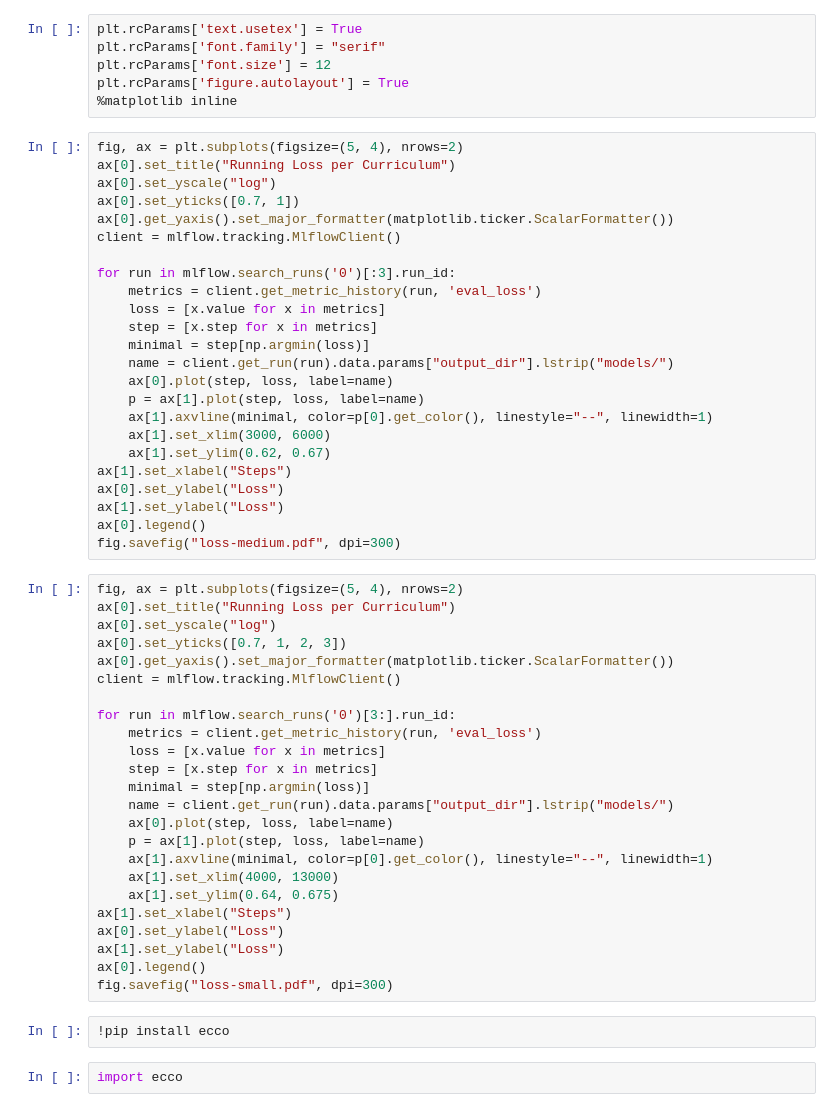
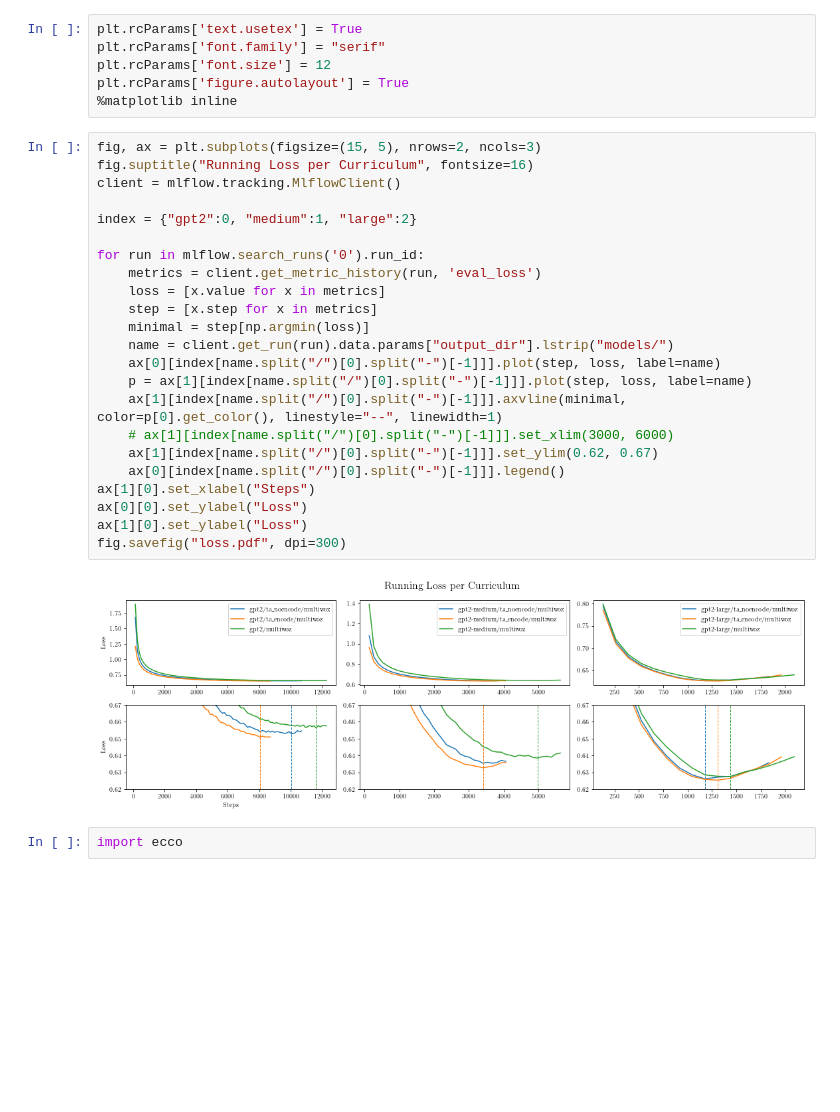
Before and after one commit to jadermcs/curricular-transfer-learning, a Jupyter notebook: plots.ipynb, the cells around one changed output. Drawn from its saved outputs; the diff is of its cells as text; blank space fills up the shorter version.

```diff
--- a/plots.ipynb
+++ b/plots.ipynb
@@ -10,55 +10,30 @@ plt.rcParams['font.size'] = 12
 plt.rcParams['figure.autolayout'] = True
 %matplotlib inline
 # %%
-fig, ax = plt.subplots(figsize=(5, 4), nrows=2)
-ax[0].set_title("Running Loss per Curriculum")
-ax[0].set_yscale("log")
-ax[0].set_yticks([0.7, 1])
-ax[0].get_yaxis().set_major_formatter(matplotlib.ticker.ScalarFormatter())
+fig, ax = plt.subplots(figsize=(15, 5), nrows=2, ncols=3)
+fig.suptitle("Running Loss per Curriculum", fontsize=16)
 client = mlflow.tracking.MlflowClient()
 
-for run in mlflow.search_runs('0')[:3].run_id:
+index = {"gpt2":0, "medium":1, "large":2}
+
+for run in mlflow.search_runs('0').run_id:
     metrics = client.get_metric_history(run, 'eval_loss')
     loss = [x.value for x in metrics]
     step = [x.step for x in metrics]
     minimal = step[np.argmin(loss)]
     name = client.get_run(run).data.params["output_dir"].lstrip("models/")
-    ax[0].plot(step, loss, label=name)
-    p = ax[1].plot(step, loss, label=name)
-    ax[1].axvline(minimal, color=p[0].get_color(), linestyle="--", linewidth=1)
-    ax[1].set_xlim(3000, 6000)
-    ax[1].set_ylim(0.62, 0.67)
-ax[1].set_xlabel("Steps")
-ax[0].set_ylabel("Loss")
-ax[1].set_ylabel("Loss")
-ax[0].legend()
-fig.savefig("loss-medium.pdf", dpi=300)
+    ax[0][index[name.split("/")[0].split("-")[-1]]].plot(step, loss, label=name)
+    p = ax[1][index[name.split("/")[0].split("-")[-1]]].plot(step, loss, label=name)
+    ax[1][index[name.split("/")[0].split("-")[-1]]].axvline(minimal, color=p[0].get_color(), linestyle="--", linewidth=1)
+    # ax[1][index[name.split("/")[0].split("-")[-1]]].set_xlim(3000, 6000)
+    ax[1][index[name.split("/")[0].split("-")[-1]]].set_ylim(0.62, 0.67)
+    ax[0][index[name.split("/")[0].split("-")[-1]]].legend()
+ax[1][0].set_xlabel("Steps")
+ax[0][0].set_ylabel("Loss")
+ax[1][0].set_ylabel("Loss")
+fig.savefig("loss.pdf", dpi=300)
+# %% [output]
+[figure, added]
-# %%
-fig, ax = plt.subplots(figsize=(5, 4), nrows=2)
-ax[0].set_title("Running Loss per Curriculum")
-ax[0].set_yscale("log")
-ax[0].set_yticks([0.7, 1, 2, 3])
-ax[0].get_yaxis().set_major_formatter(matplotlib.ticker.ScalarFormatter())
-client = mlflow.tracking.MlflowClient()
-
-for run in mlflow.search_runs('0')[3:].run_id:
-    metrics = client.get_metric_history(run, 'eval_loss')
-    loss = [x.value for x in metrics]
-    step = [x.step for x in metrics]
-    minimal = step[np.argmin(loss)]
-    name = client.get_run(run).data.params["output_dir"].lstrip("models/")
-    ax[0].plot(step, loss, label=name)
-    p = ax[1].plot(step, loss, label=name)
-    ax[1].axvline(minimal, color=p[0].get_color(), linestyle="--", linewidth=1)
-    ax[1].set_xlim(4000, 13000)
-    ax[1].set_ylim(0.64, 0.675)
-ax[1].set_xlabel("Steps")
-ax[0].set_ylabel("Loss")
-ax[1].set_ylabel("Loss")
-ax[0].legend()
-fig.savefig("loss-small.pdf", dpi=300)
-# %%
-!pip install ecco
 # %%
 import ecco
 # %%
```
Also changed, not shown: parts of 1 cell of this notebook, 1 other file.
